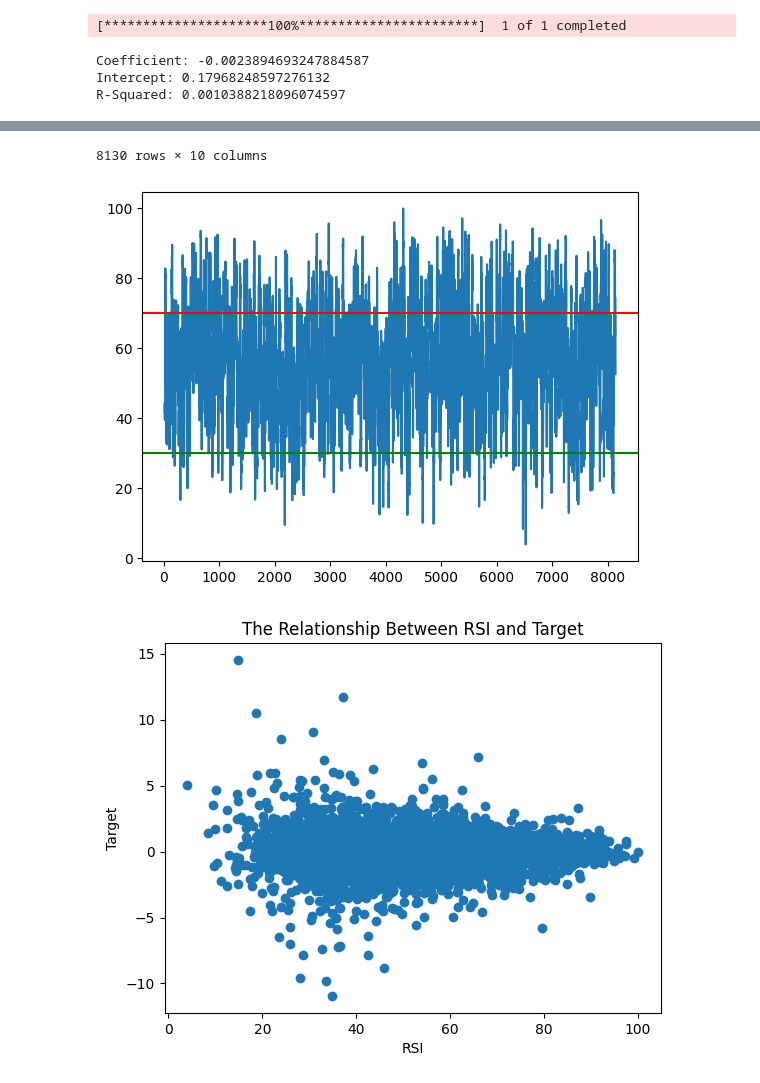
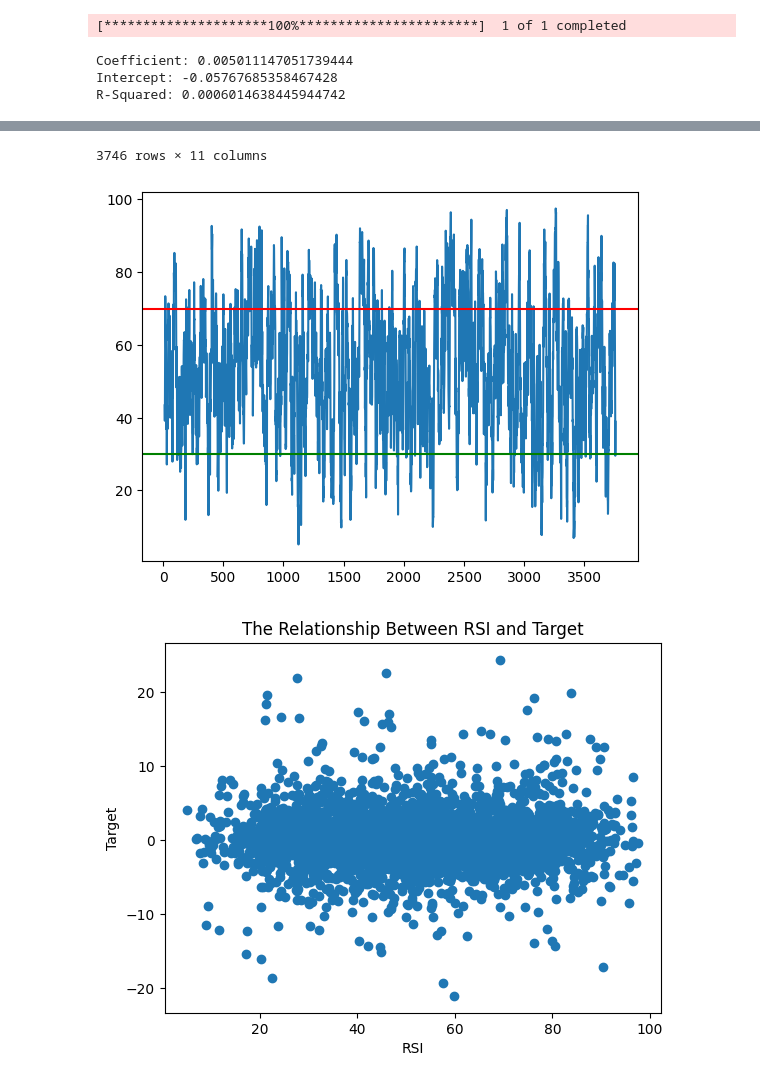
Before and after one commit to franciskamande-ai/MODELS, a Jupyter notebook: Reg_Validation.ipynb, the cells around one changed output, grey strips where cells are left out. Cells and saved outputs as stored; diff of their text form; code cells hidden in the pictures.

```diff
--- a/Reg_Validation.ipynb
+++ b/Reg_Validation.ipynb
@@ -6,7 +6,7 @@ import matplotlib.pyplot as plt
 import yfinance as yf
 import sklearn as sk
 # %%
-TICKER = 'SPY'
+TICKER = 'TSLA'
 INTERVAL='1d'
 
 # set period based on interval
@@ -27,7 +27,7 @@ LOOKBACK = 10000
 def get_data(ticker=TICKER, lookback=LOOKBACK, interval=INTERVAL):
 
     # get data at interval you want
-    df = yf.download(ticker, interval=interval, period=PERIOD)
+    df = yf.download(ticker, interval=interval, auto_adjust=False)
     df.columns = df.columns.get_level_values(0)
 
     # reset the index to make plots prettier
@@ -65,6 +65,7 @@ def add_RSI(df, length=RSI_LENGTH):
     df['RSI'] = rsi
 
     # plot the relative strength index
+    plt.figure()
     plt.plot(df['RSI'])
     plt.axhline(OVERBOUGHT, color='red')
     plt.axhline(OVERSOLD, color='green')
@@ -141,6 +142,6 @@ df = main()
 df
 # %% [output]
 [*********************100%***********************]  1 of 1 completed
-Coefficient: -0.0023894693247884587
-Intercept: 0.17968248597276132
-R-Squared: 0.0010388218096074597
+Coefficient: 0.005011147051739444
+Intercept: -0.05767685358467428
+R-Squared: 0.0006014638445944742
@@ -159,3 +160,3 @@ R-Squared: 0.0010388218096074597
-8130 rows × 10 columns
+3746 rows × 11 columns
-[figure, old version]
+[figure, new version]
-[figure, old version]
+[figure, new version]
```
Also changed, not shown: parts of 1 cell of this notebook, 5 other files.
